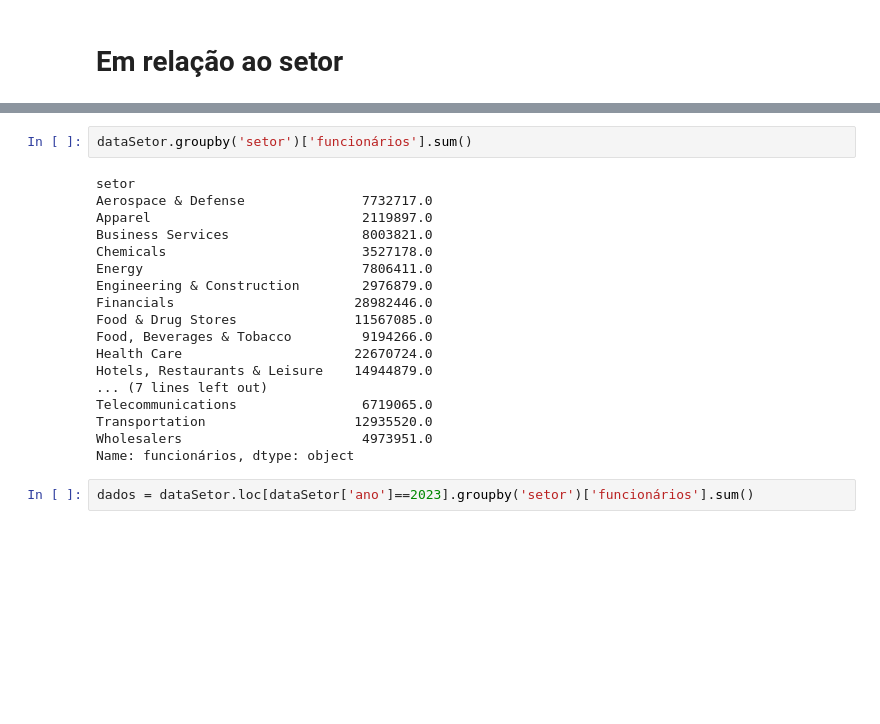
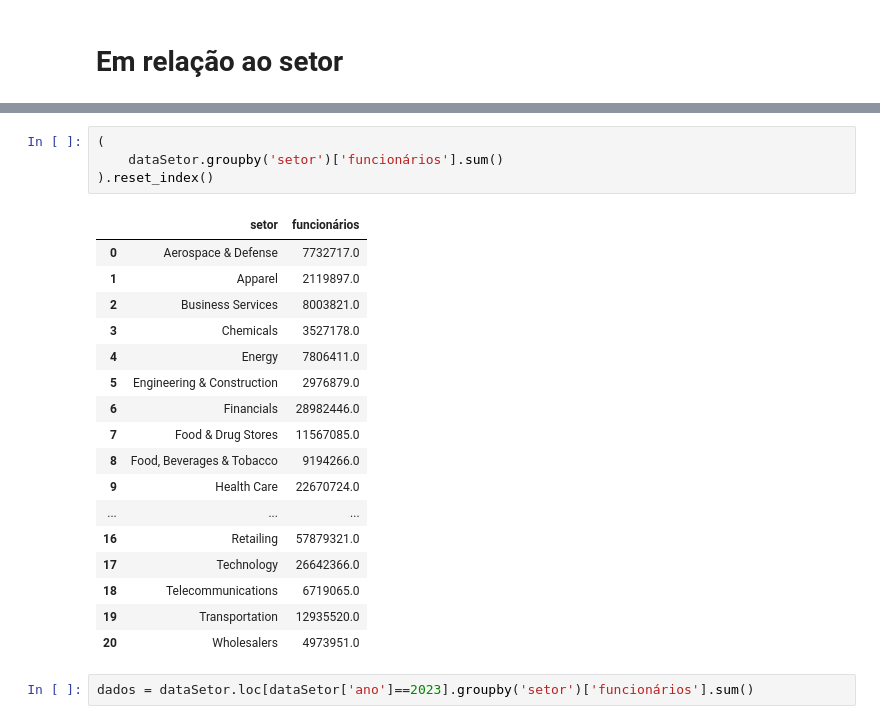
Before and after one commit to kaladabrio2020/AnalisandoFortunas, a Jupyter notebook: Analise.ipynb, the cells around one changed output, grey strips where cells are left out. Saved outputs shown, nothing was run; the diff lists cells and outputs as text; blank space fills up the shorter version.

```diff
--- a/Analise.ipynb
+++ b/Analise.ipynb
@@ -173,25 +173,27 @@ dataSetor.head(5)
 | 9443 | Berkshire Hathaway | 4 | 2015 | Insurance: Property and Casualty ... | Financials | NE | Omaha | 357344.0 | ... |
 | 9444 | Apple | 5 | 2015 | Computers, Office Equipment | Technology | CA | Cupertino | 724773.0 | ... |
 # %%
-dataSetor.groupby('setor')['funcionários'].sum()
+(
+    dataSetor.groupby('setor')['funcionários'].sum()
+).reset_index()
 # %% [output]
-setor
-Aerospace & Defense               7732717.0
-Apparel                           2119897.0
-Business Services                 8003821.0
-Chemicals                         3527178.0
-Energy                            7806411.0
-Engineering & Construction        2976879.0
-Financials                       28982446.0
-Food & Drug Stores               11567085.0
-Food, Beverages & Tobacco         9194266.0
-Health Care                      22670724.0
-Hotels, Restaurants & Leisure    14944879.0
-... (7 lines left out)
-Telecommunications                6719065.0
-Transportation                   12935520.0
-Wholesalers                       4973951.0
-Name: funcionários, dtype: object
+|  | setor | funcionários |
+| 0 | Aerospace & Defense | 7732717.0 |
+| 1 | Apparel | 2119897.0 |
+| 2 | Business Services | 8003821.0 |
+| 3 | Chemicals | 3527178.0 |
+| 4 | Energy | 7806411.0 |
+| 5 | Engineering & Construction | 2976879.0 |
+| 6 | Financials | 28982446.0 |
+| 7 | Food & Drug Stores | 11567085.0 |
+| 8 | Food, Beverages & Tobacco | 9194266.0 |
+| 9 | Health Care | 22670724.0 |
+| ... | ... | ... |
+| 16 | Retailing | 57879321.0 |
+| 17 | Technology | 26642366.0 |
+| 18 | Telecommunications | 6719065.0 |
+| 19 | Transportation | 12935520.0 |
+| 20 | Wholesalers | 4973951.0 |
 # %%
 dados = dataSetor.loc[dataSetor['ano']==2023].groupby('setor')['funcionários'].sum()
 # %%
```
Also changed, not shown: parts of 13 cells of this notebook, 1 other file.
